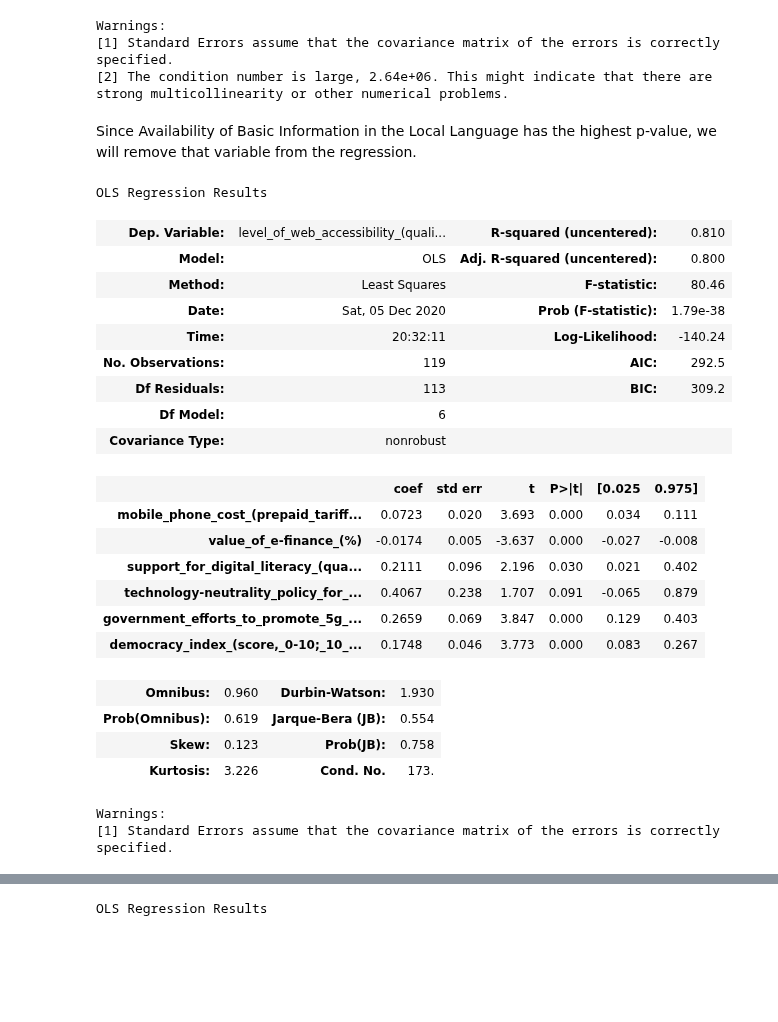
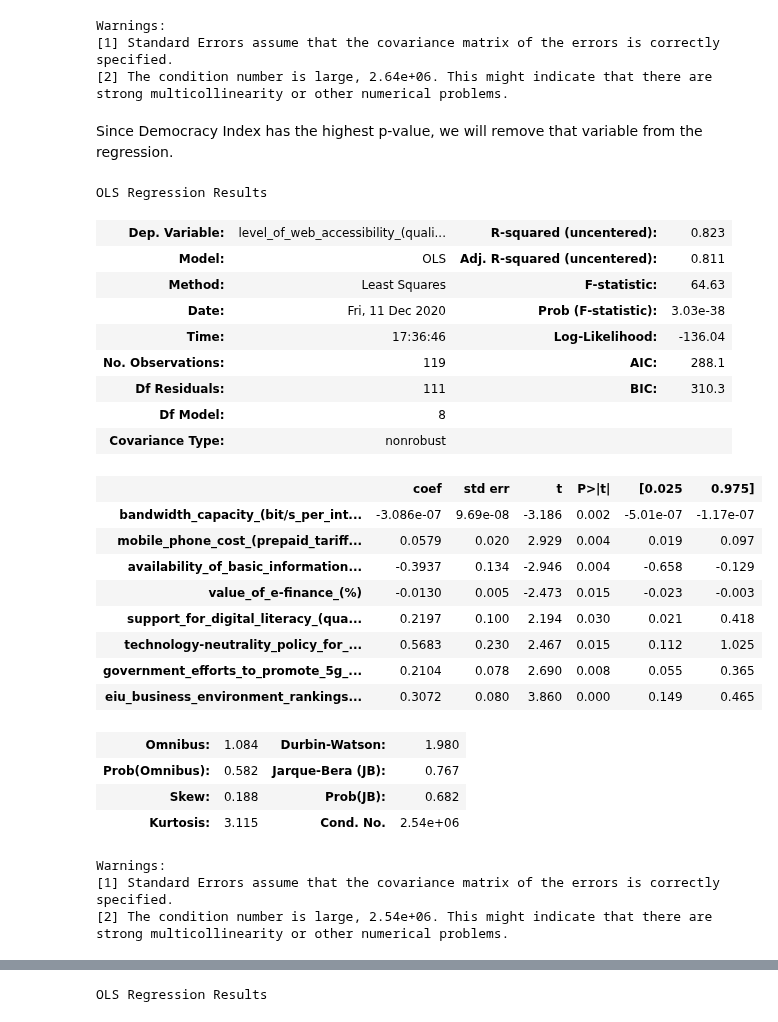
Before and after one commit to tklausner/info2950-project, a Jupyter notebook: Final_Report.ipynb, the cells around one changed output, grey strips where cells are left out. Cells and saved outputs as stored; diff of their text form; code cells hidden in the pictures; blank space fills up the shorter version.

```diff
--- a/Final_Report.ipynb
+++ b/Final_Report.ipynb
@@ -753,33 +753,37 @@ Warnings:
 [2] The condition number is large, 2.64e+06. This might indicate that there are
 strong multicollinearity or other numerical problems.
 # %% [markdown]
-Since Availability of Basic Information in the Local Language has the highest p-value, we will remove that variable from the regression.
+Since Democracy Index has the highest p-value, we will remove that variable from the regression.
 # %%
-#Regression with 7 variables
-coefficients.remove('availability_of_basic_information_in_the_local_language_(qualitative_rating_0-3,_3=best)')
-reg6 = sm.OLS(y, full_internet_data[coefficients]).fit()
-reg6.summary()
+#Regression with 8 variables
+coefficients.remove('democracy_index_(score,_0-10;_10_=_best)')
+reg8 = sm.OLS(y, full_internet_data[coefficients]).fit()
+reg8.summary()
 # %% [output]
 OLS Regression Results
-| Dep. Variable: | level_of_web_accessibility_(quali... | R-squared (uncentered): | 0.810 |
-| Model: | OLS | Adj. R-squared (uncentered): | 0.800 |
-| Method: | Least Squares | F-statistic: | 80.46 |
-| Date: | Sat, 05 Dec 2020 | Prob (F-statistic): | 1.79e-38 |
-| Time: | 20:32:11 | Log-Likelihood: | -140.24 |
-| No. Observations: | 119 | AIC: | 292.5 |
-| Df Residuals: | 113 | BIC: | 309.2 |
-| Df Model: | 6 |  |  |
+| Dep. Variable: | level_of_web_accessibility_(quali... | R-squared (uncentered): | 0.823 |
+| Model: | OLS | Adj. R-squared (uncentered): | 0.811 |
+| Method: | Least Squares | F-statistic: | 64.63 |
+| Date: | Fri, 11 Dec 2020 | Prob (F-statistic): | 3.03e-38 |
+| Time: | 17:36:46 | Log-Likelihood: | -136.04 |
+| No. Observations: | 119 | AIC: | 288.1 |
+| Df Residuals: | 111 | BIC: | 310.3 |
+| Df Model: | 8 |  |  |
 | Covariance Type: | nonrobust |  |  |
 |  | coef | std err | t | P>|t| | [0.025 | 0.975] |
-| mobile_phone_cost_(prepaid_tariff... | 0.0723 | 0.020 | 3.693 | 0.000 | 0.034 | 0.111 |
-| value_of_e-finance_(%) | -0.0174 | 0.005 | -3.637 | 0.000 | -0.027 | -0.008 |
-| support_for_digital_literacy_(qua... | 0.2111 | 0.096 | 2.196 | 0.030 | 0.021 | 0.402 |
-| technology-neutrality_policy_for_... | 0.4067 | 0.238 | 1.707 | 0.091 | -0.065 | 0.879 |
-| government_efforts_to_promote_5g_... | 0.2659 | 0.069 | 3.847 | 0.000 | 0.129 | 0.403 |
-| democracy_index_(score,_0-10;_10_... | 0.1748 | 0.046 | 3.773 | 0.000 | 0.083 | 0.267 |
+| bandwidth_capacity_(bit/s_per_int... | -3.086e-07 | 9.69e-08 | -3.186 | 0.002 | -5.01e-07 | -1.17e-07 |
+| mobile_phone_cost_(prepaid_tariff... | 0.0579 | 0.020 | 2.929 | 0.004 | 0.019 | 0.097 |
+| availability_of_basic_information... | -0.3937 | 0.134 | -2.946 | 0.004 | -0.658 | -0.129 |
+| value_of_e-finance_(%) | -0.0130 | 0.005 | -2.473 | 0.015 | -0.023 | -0.003 |
+| support_for_digital_literacy_(qua... | 0.2197 | 0.100 | 2.194 | 0.030 | 0.021 | 0.418 |
+| technology-neutrality_policy_for_... | 0.5683 | 0.230 | 2.467 | 0.015 | 0.112 | 1.025 |
+| government_efforts_to_promote_5g_... | 0.2104 | 0.078 | 2.690 | 0.008 | 0.055 | 0.365 |
+| eiu_business_environment_rankings... | 0.3072 | 0.080 | 3.860 | 0.000 | 0.149 | 0.465 |
-| Omnibus: | 0.960 | Durbin-Watson: | 1.930 |
-| Prob(Omnibus): | 0.619 | Jarque-Bera (JB): | 0.554 |
-| Skew: | 0.123 | Prob(JB): | 0.758 |
-| Kurtosis: | 3.226 | Cond. No. | 173. |
+| Omnibus: | 1.084 | Durbin-Watson: | 1.980 |
+| Prob(Omnibus): | 0.582 | Jarque-Bera (JB): | 0.767 |
+| Skew: | 0.188 | Prob(JB): | 0.682 |
+| Kurtosis: | 3.115 | Cond. No. | 2.54e+06 |
 Warnings:
 [1] Standard Errors assume that the covariance matrix of the errors is correctly specified.
+[2] The condition number is large, 2.54e+06. This might indicate that there are
+strong multicollinearity or other numerical problems.
```
Also changed, not shown: parts of 5 cells of this notebook.
